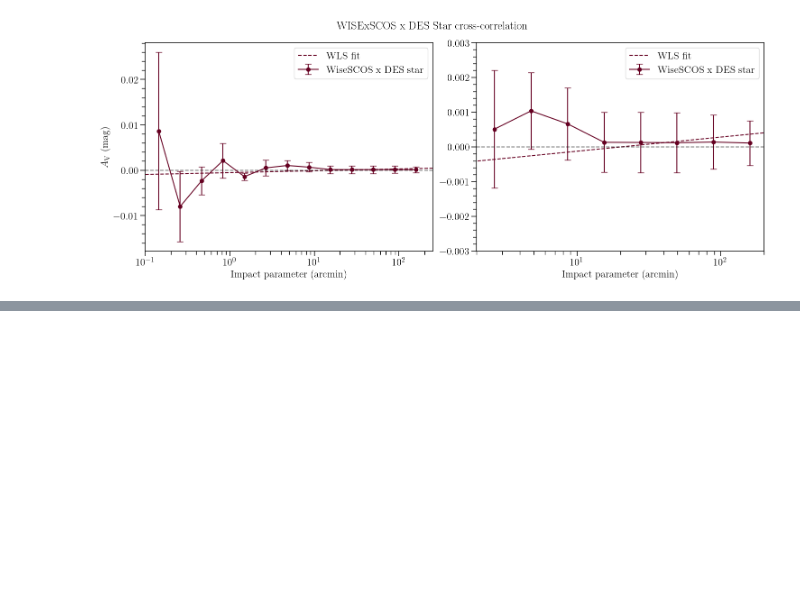
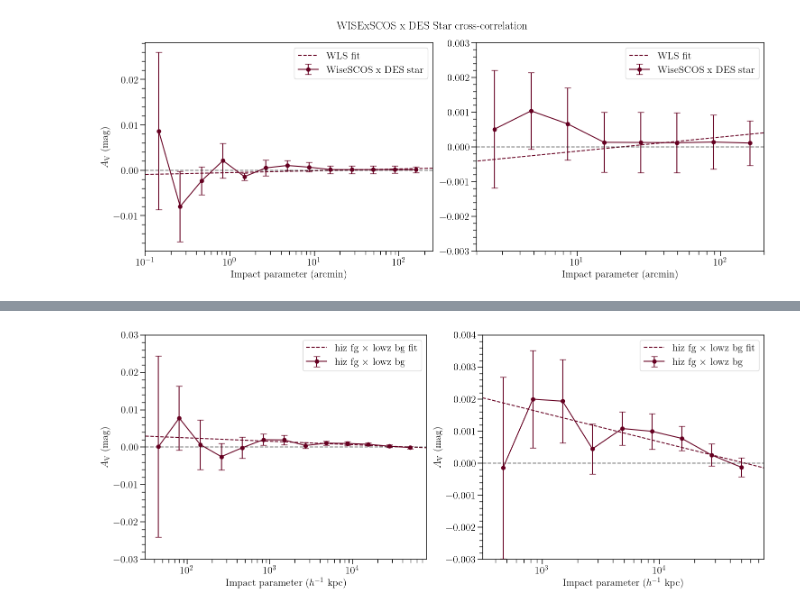
Before and after one commit to mcclearyj/dusthalos, a Jupyter notebook: writeup/csfd_dust_plots.ipynb, the cells around one changed output, grey strips where cells are left out. Saved outputs shown, nothing was run; the diff lists cells and outputs as text; code cells hidden in the pictures; blank space fills up the shorter version.

Commit message:
more writeup updates

```diff
--- a/writeup/csfd_dust_plots.ipynb
+++ b/writeup/csfd_dust_plots.ipynb
@@ -1554,0 +1569,13 @@ fig.savefig(f"/Users/j.mccleary/Research/dusty_halos/dusthalos_emh/writeup/figur
+# %%
+res_hiz_fg = do_WLS_fit(
+    dk_hiz_fg, dust_hiz_fg,
+    name='hiz fg x lowz bg', log=False
+)
+print(res_hiz_fg.params)
+
+print("")
+
+print(
+    f"hiz fg x lowz bg fit: \
+    {np.exp(res_hiz_fg.params[0]):.2e} * (meanr)^{res_hiz_fg.params[1]:.2f}"
+)
@@ -1554,0 +1600,78 @@ fig.savefig(f"/Users/j.mccleary/Research/dusty_halos/dusthalos_emh/writeup/figur
+# %%
+# Set z_theory and z_foreground levels
+z_fg = 0.79
+fg_gal_kpc = cosmo.kpc_proper_per_arcmin(z_fg)
+
+# Converts us from arcminutes to h^-1 kpc
+# Menard relationship was in terms of h
+scl = fg_gal_kpc.value * cosmo.h
+#scl=1
+##
+## Also plot fits
+##
+a = res_hiz_fg.params[1]; A = np.exp(a) # Power
+b = res_hiz_fg.params[0]; B = np.exp(b) # Coefficient
+fit_hiz_fg = B * (theory_r_arcmin**a)
+
+print(f"  Const: {res_hiz_fg.params[0]:.3e} +/- {res_hiz_fg.bse[0]:.3e}")
+print(f"  Slope: {res_hiz_fg.params[1]:.3e} +/- {res_hiz_fg.bse[1]:.3e}")
+
+
+fig, axs = plt.subplots(1, 2, figsize=(15, 6), tight_layout=True)
+
+#ax.plot(theory_r, av, color='tab:red',
+#        label=r'M\'{e}nard+ 2010 (upper lim.)')
+# What it says
+
+axs[0].errorbar(
+    dk_hiz_fg['meanr']*scl, dust_hiz_fg,
+    yerr=dk_hiz_fg['sigma'], fmt='-o', capsize=5,
+    color='xkcd:maroon', label=r'hiz fg $\times$ lowz bg'
+)
+axs[0].plot(
+    theory_r_arcmin*scl, fit_hiz_fg-1,
+    linestyle='--', color='xkcd:maroon',
+    label=r'hiz fg $\times$ lowz bg fit'
+)
+
+axs[0].set_xscale('log')
+axs[0].set_xlim(0.1*scl, 250*scl)
+axs[0].axhline(0, linestyle='--', color='k', alpha=0.5)
+axs[0].set_ylim(-3e-2, 3e-2)
+
+axs[0].set_xlabel(r'Impact parameter ($h^{-1}$ kpc)', fontsize=16)
+axs[0].set_ylabel(r'$A_{\rm V}$ (mag)', fontsize=16)
+#ax.set_title(r'', fontsize=16)
+axs[0].legend(fontsize=16)
+
+###
+### Inset, zoom in
+###
+
+axs[1].errorbar(
+    dk_hiz_fg['meanr'][4:]*scl, dust_hiz_fg[4:],
+    yerr=dk_hiz_fg['sigma'][4:], fmt='-o', capsize=5,
+    color='xkcd:maroon', label=r'hiz fg $\times$ lowz bg'
+)
+
+axs[1].plot(
+    theory_r_arcmin*scl, fit_hiz_fg-1,
+    linestyle='--', color='xkcd:maroon',
+    label=r'hiz fg $\times$ lowz bg fit'
+)
+
+axs[1].set_xscale('log')
+axs[1].set_xlim(1*scl, 250*scl)
+axs[1].axhline(0, linestyle='--', color='k', alpha=0.5)
+axs[1].set_ylim(-3e-3, 4e-3)
+
+axs[1].set_xlabel(r'Impact parameter ($h^{-1}$ kpc)', fontsize=16)
+axs[1].set_ylabel(r'$A_{\rm V}$ (mag)', fontsize=16)
+#ax.set_title(r'', fontsize=16)
+axs[1].legend(fontsize=16)
+
+
+figname = 'dustcorrel_hiz_fg_x_lowz_bg_withfit.png'
+fig.savefig(f"/Users/j.mccleary/Research/dusty_halos/dusthalos_emh/output/{figname}" )
+fig.savefig(f"/Users/j.mccleary/Research/dusty_halos/dusthalos_emh/writeup/figures_update2/{figname}" )
+# %% [output]
@@ -1554,0 +1680 @@ fig.savefig(f"/Users/j.mccleary/Research/dusty_halos/dusthalos_emh/writeup/figur
+[figure, added]
```
Also changed, not shown: parts of 43 cells of this notebook, 7 other files.
